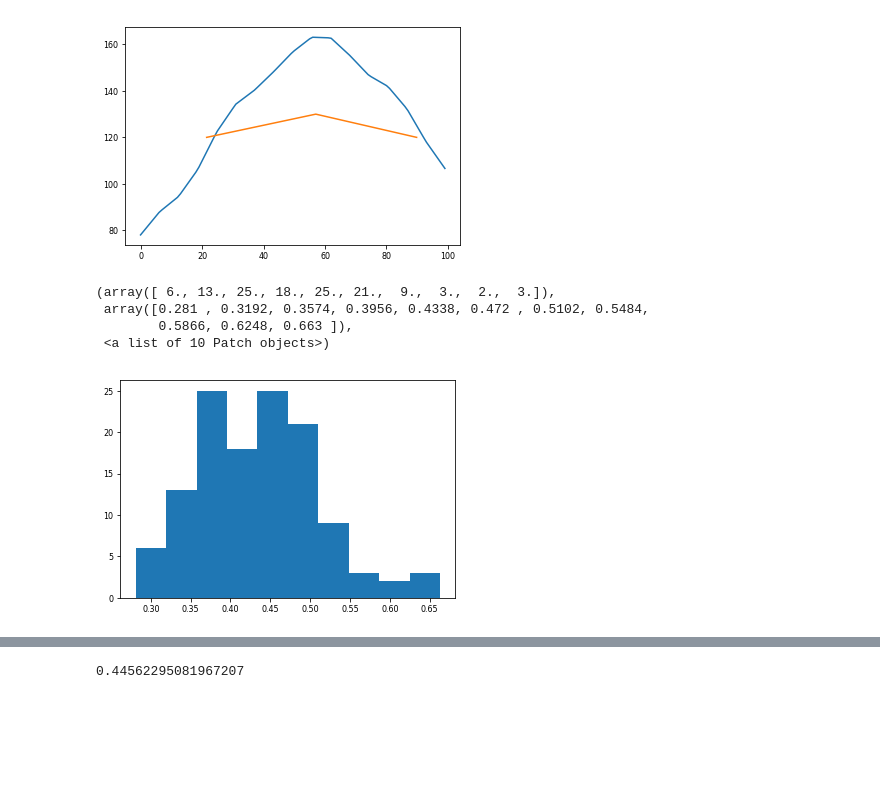
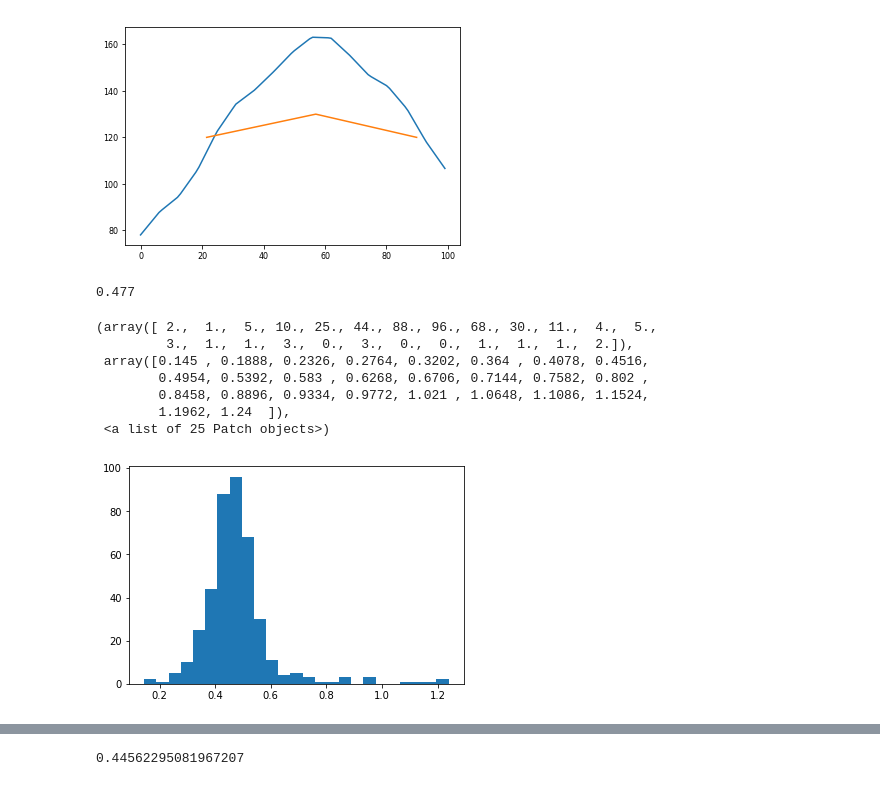
Before and after one commit to jzrolling/IMyG_2, a Jupyter notebook: Notebooks/metrics.ipynb, the cells around one changed output, grey strips where cells are left out. Drawn from its saved outputs; the diff is of its cells as text; code cells hidden in the pictures; blank space fills up the shorter version.

```diff
--- a/Notebooks/metrics.ipynb
+++ b/Notebooks/metrics.ipynb
@@ -144,12 +154,17 @@ for i in range(len(data1)):
     #b,c = adjusted_centrifugality(m)
     d = adjusted_centrifugality(m_smoothed)
     outlist1.append(d)
-# %%
-plt.hist(outlist1)
-# %% [output]
-(array([ 6., 13., 25., 18., 25., 21.,  9.,  3.,  2.,  3.]),
- array([0.281 , 0.3192, 0.3574, 0.3956, 0.4338, 0.472 , 0.5102, 0.5484,
-        0.5866, 0.6248, 0.663 ]),
- <a list of 10 Patch objects>)
-[figure, removed]
+# %%
+print(round(np.mean(outlist1),3))
+plt.hist(outlist1,bins=25)
+# %% [output]
+0.477
+(array([ 2.,  1.,  5., 10., 25., 44., 88., 96., 68., 30., 11.,  4.,  5.,
+         3.,  1.,  1.,  3.,  0.,  3.,  0.,  0.,  1.,  1.,  1.,  2.]),
+ array([0.145 , 0.1888, 0.2326, 0.2764, 0.3202, 0.364 , 0.4078, 0.4516,
+        0.4954, 0.5392, 0.583 , 0.6268, 0.6706, 0.7144, 0.7582, 0.802 ,
+        0.8458, 0.8896, 0.9334, 0.9772, 1.021 , 1.0648, 1.1086, 1.1524,
+        1.1962, 1.24  ]),
+ <a list of 25 Patch objects>)
+[figure, added]
 # %%
```
Also changed, not shown: parts of 11 cells of this notebook.
